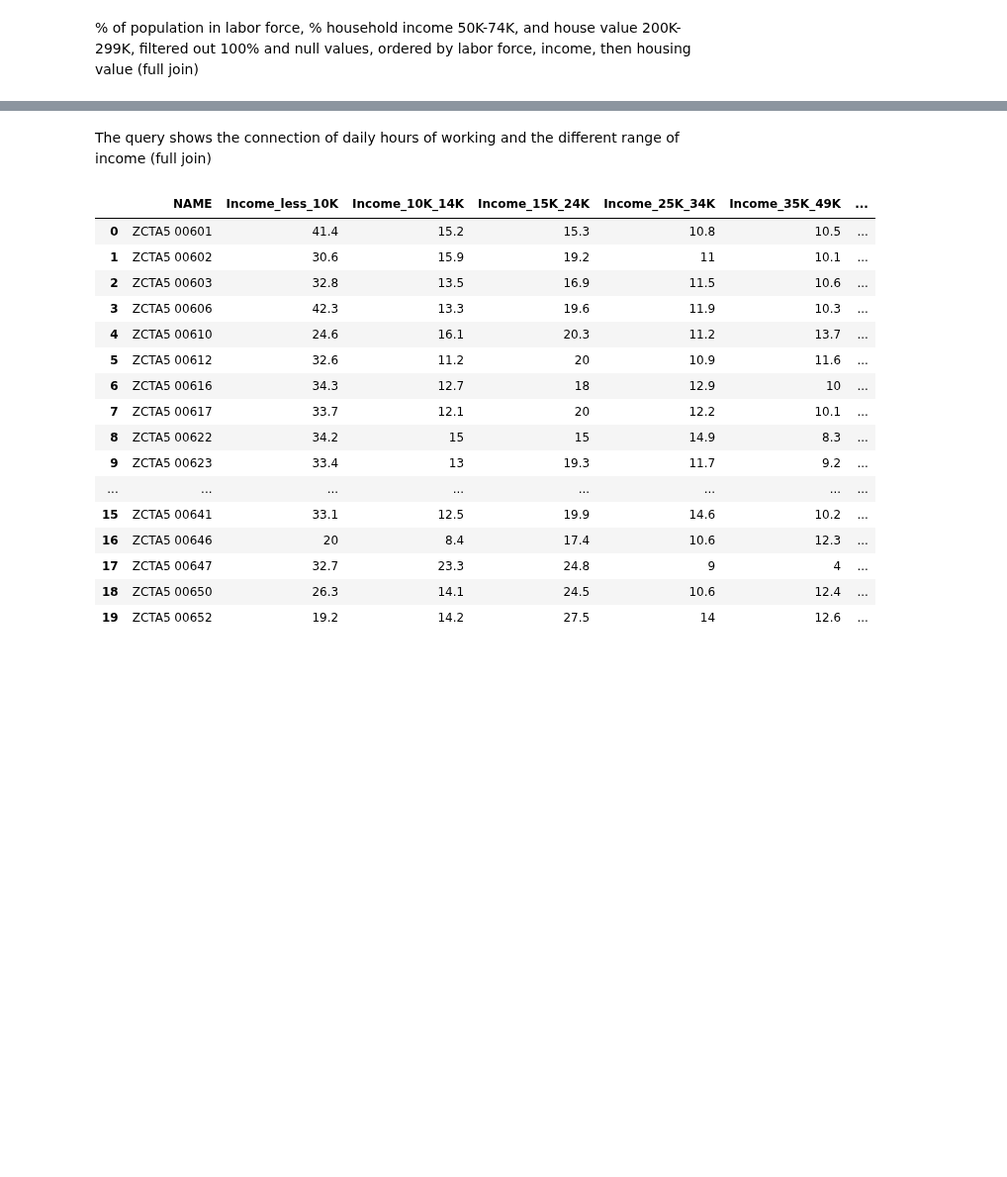
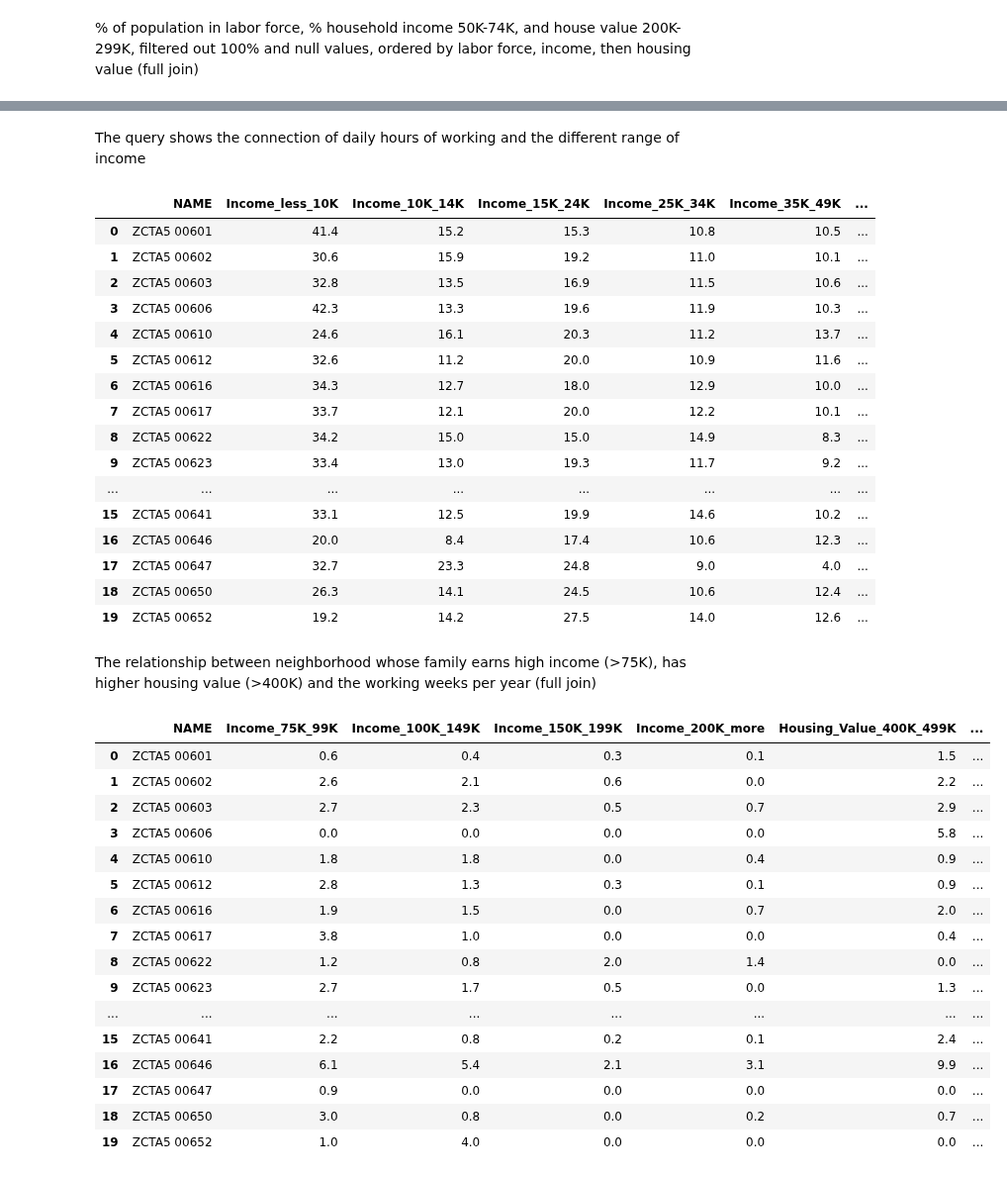
Before and after one commit to xindixu/US-demographic-analysis, a Jupyter notebook: primary-data/acs_2018_joins.ipynb, the cells around one changed output, grey strips where cells are left out. Shown at 99% size. Saved outputs shown, nothing was run; the diff lists cells and outputs as text; code cells hidden in the pictures; blank space fills up the shorter version.

```diff
--- a/primary-data/acs_2018_joins.ipynb
+++ b/primary-data/acs_2018_joins.ipynb
@@ -144,30 +145,62 @@ limit 20
 # %% [markdown]
-The query shows the connection of daily hours of working and the different range of income (full join)
+The query shows the connection of daily hours of working and the different range of income
 # %%
 %%bigquery
-select e.NAME, DP03_0052PE as Income_less_10K, DP03_0053PE as Income_10K_14K, DP03_0054PE as Income_15K_24K,
+select whpw.NAME, DP03_0052PE as Income_less_10K, DP03_0053PE as Income_10K_14K, DP03_0054PE as Income_15K_24K,
 DP03_0055PE as Income_25K_34K, DP03_0056PE as Income_35K_49K, DP03_0057PE as Income_50K_74K,
 DP03_0058PE as Income_75K_99K, DP03_0059PE as Income_100K_149K, DP03_0060PE as Income_150K_199K,
 DP03_0061PE as Income_200K_more, S2303_C01_009E as Work_35h_or_more, S2303_C01_016E as Work_16h_to_34h,
 S2303_C01_023E as Work_1h_to_15h, S2303_C01_030E as No_working
-from acs_2018_staging.work w full join acs_2018_staging.economics e on w.NAME = e.NAME
-order by e.NAME
+from acs_2018_modeled.Working_Hours_Per_Week whpw join acs_2018_modeled.Income i on whpw.NAME = i.NAME
+order by whpw.NAME
 limit 20
 # %% [output]
 |  | NAME | Income_less_10K | Income_10K_14K | Income_15K_24K | Income_25K_34K | Income_35K_49K | ... |
 | 0 | ZCTA5 00601 | 41.4 | 15.2 | 15.3 | 10.8 | 10.5 | ... |
-| 1 | ZCTA5 00602 | 30.6 | 15.9 | 19.2 | 11 | 10.1 | ... |
+| 1 | ZCTA5 00602 | 30.6 | 15.9 | 19.2 | 11.0 | 10.1 | ... |
 | 2 | ZCTA5 00603 | 32.8 | 13.5 | 16.9 | 11.5 | 10.6 | ... |
 | 3 | ZCTA5 00606 | 42.3 | 13.3 | 19.6 | 11.9 | 10.3 | ... |
 | 4 | ZCTA5 00610 | 24.6 | 16.1 | 20.3 | 11.2 | 13.7 | ... |
-| 5 | ZCTA5 00612 | 32.6 | 11.2 | 20 | 10.9 | 11.6 | ... |
-| 6 | ZCTA5 00616 | 34.3 | 12.7 | 18 | 12.9 | 10 | ... |
-| 7 | ZCTA5 00617 | 33.7 | 12.1 | 20 | 12.2 | 10.1 | ... |
-| 8 | ZCTA5 00622 | 34.2 | 15 | 15 | 14.9 | 8.3 | ... |
-| 9 | ZCTA5 00623 | 33.4 | 13 | 19.3 | 11.7 | 9.2 | ... |
+| 5 | ZCTA5 00612 | 32.6 | 11.2 | 20.0 | 10.9 | 11.6 | ... |
+| 6 | ZCTA5 00616 | 34.3 | 12.7 | 18.0 | 12.9 | 10.0 | ... |
+| 7 | ZCTA5 00617 | 33.7 | 12.1 | 20.0 | 12.2 | 10.1 | ... |
+| 8 | ZCTA5 00622 | 34.2 | 15.0 | 15.0 | 14.9 | 8.3 | ... |
+| 9 | ZCTA5 00623 | 33.4 | 13.0 | 19.3 | 11.7 | 9.2 | ... |
 | ... | ... | ... | ... | ... | ... | ... | ... |
 | 15 | ZCTA5 00641 | 33.1 | 12.5 | 19.9 | 14.6 | 10.2 | ... |
-| 16 | ZCTA5 00646 | 20 | 8.4 | 17.4 | 10.6 | 12.3 | ... |
-| 17 | ZCTA5 00647 | 32.7 | 23.3 | 24.8 | 9 | 4 | ... |
+| 16 | ZCTA5 00646 | 20.0 | 8.4 | 17.4 | 10.6 | 12.3 | ... |
+| 17 | ZCTA5 00647 | 32.7 | 23.3 | 24.8 | 9.0 | 4.0 | ... |
 | 18 | ZCTA5 00650 | 26.3 | 14.1 | 24.5 | 10.6 | 12.4 | ... |
-| 19 | ZCTA5 00652 | 19.2 | 14.2 | 27.5 | 14 | 12.6 | ... |
+| 19 | ZCTA5 00652 | 19.2 | 14.2 | 27.5 | 14.0 | 12.6 | ... |
+# %% [markdown]
+The relationship between neighborhood whose family earns high income (>75K), has higher housing value (>400K) and the working weeks per year (full join)
+# %%
+%%bigquery
+select i.NAME, DP03_0058PE as Income_75K_99K, DP03_0059PE as Income_100K_149K, DP03_0060PE as Income_150K_199K,
+DP03_0061PE as Income_200K_more, DP04_0086PE as Housing_Value_400K_499K, DP04_0087PE as Housing_Value_500K_999K,
+DP04_0088PE as Housing_Value_1M_Or_More, S2303_C01_002E as Work_50_to_52_weeks, S2303_C01_003E as Work_48_to_49_weeks,
+S2303_C01_004E as Work_40_to_47_weeks, S2303_C01_005E as Work_27_to_39_weeks, S2303_C01_006E as Work_14_to_26_weeks,
+S2303_C01_007E as Work_1_to_13_weeks, S2303_C01_008E as No_working_Yearly
+from acs_2018_modeled.Income i
+full join acs_2018_modeled.Housing_Value hu on i.NAME = hu.NAME
+full join acs_2018_modeled.Working_Weeks_Per_Year wwpy on hu.NAME = wwpy.NAME
+order by i.NAME
+limit 20
+# %% [output]
+|  | NAME | Income_75K_99K | Income_100K_149K | Income_150K_199K | Income_200K_more | Housing_Value_400K_499K | ... |
+| 0 | ZCTA5 00601 | 0.6 | 0.4 | 0.3 | 0.1 | 1.5 | ... |
+| 1 | ZCTA5 00602 | 2.6 | 2.1 | 0.6 | 0.0 | 2.2 | ... |
+| 2 | ZCTA5 00603 | 2.7 | 2.3 | 0.5 | 0.7 | 2.9 | ... |
+| 3 | ZCTA5 00606 | 0.0 | 0.0 | 0.0 | 0.0 | 5.8 | ... |
+| 4 | ZCTA5 00610 | 1.8 | 1.8 | 0.0 | 0.4 | 0.9 | ... |
+| 5 | ZCTA5 00612 | 2.8 | 1.3 | 0.3 | 0.1 | 0.9 | ... |
+| 6 | ZCTA5 00616 | 1.9 | 1.5 | 0.0 | 0.7 | 2.0 | ... |
+| 7 | ZCTA5 00617 | 3.8 | 1.0 | 0.0 | 0.0 | 0.4 | ... |
+| 8 | ZCTA5 00622 | 1.2 | 0.8 | 2.0 | 1.4 | 0.0 | ... |
+| 9 | ZCTA5 00623 | 2.7 | 1.7 | 0.5 | 0.0 | 1.3 | ... |
+| ... | ... | ... | ... | ... | ... | ... | ... |
+| 15 | ZCTA5 00641 | 2.2 | 0.8 | 0.2 | 0.1 | 2.4 | ... |
+| 16 | ZCTA5 00646 | 6.1 | 5.4 | 2.1 | 3.1 | 9.9 | ... |
+| 17 | ZCTA5 00647 | 0.9 | 0.0 | 0.0 | 0.0 | 0.0 | ... |
+| 18 | ZCTA5 00650 | 3.0 | 0.8 | 0.0 | 0.2 | 0.7 | ... |
+| 19 | ZCTA5 00652 | 1.0 | 4.0 | 0.0 | 0.0 | 0.0 | ... |
```
Also changed, not shown: parts of 10 cells of this notebook.
